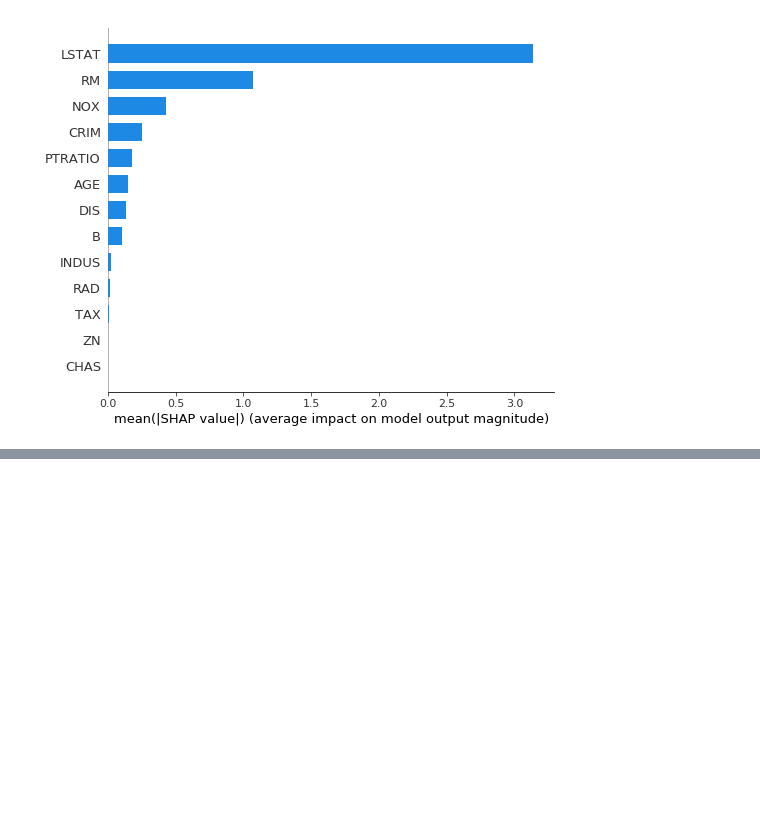
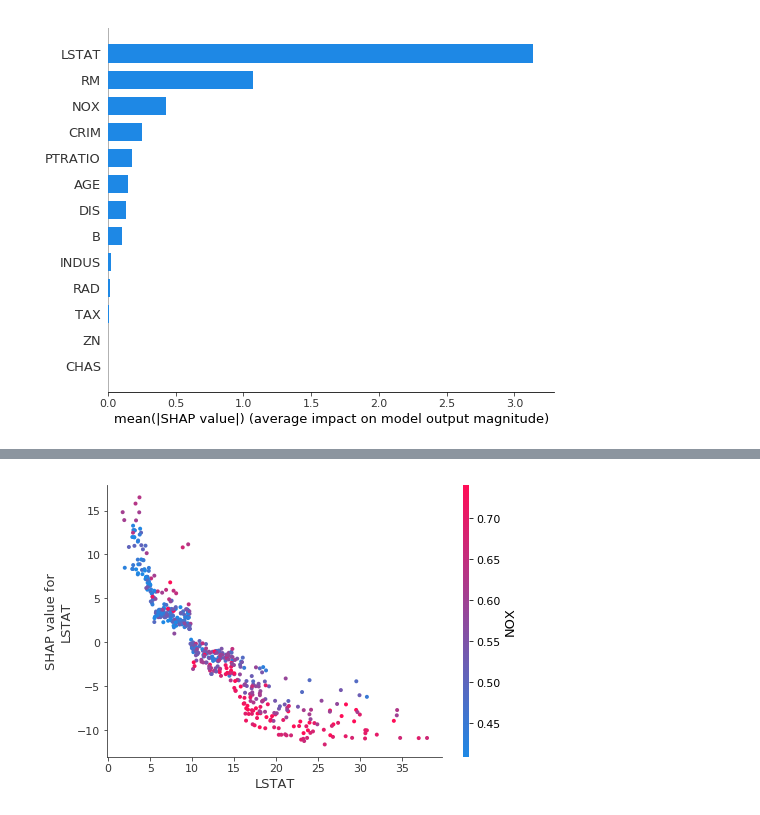
Before and after one commit to cjherman6/black_friday, a Jupyter notebook: SHAP_tutorial_demo.ipynb, the cells around one changed output, grey strips where cells are left out. Drawn from its saved outputs; the diff is of its cells as text; code cells hidden in the pictures; blank space fills up the shorter version.

```diff
--- a/SHAP_tutorial_demo.ipynb
+++ b/SHAP_tutorial_demo.ipynb
@@ -131,0 +161,4 @@ shap.summary_plot(rf_shap_values, X,plot_type='bar')
+# %%
+shap.dependence_plot("LSTAT", rf_shap_values, X)
+# %% [output]
+[figure, added]
```
Also changed, not shown: parts of 15 cells of this notebook, 1 other file.
